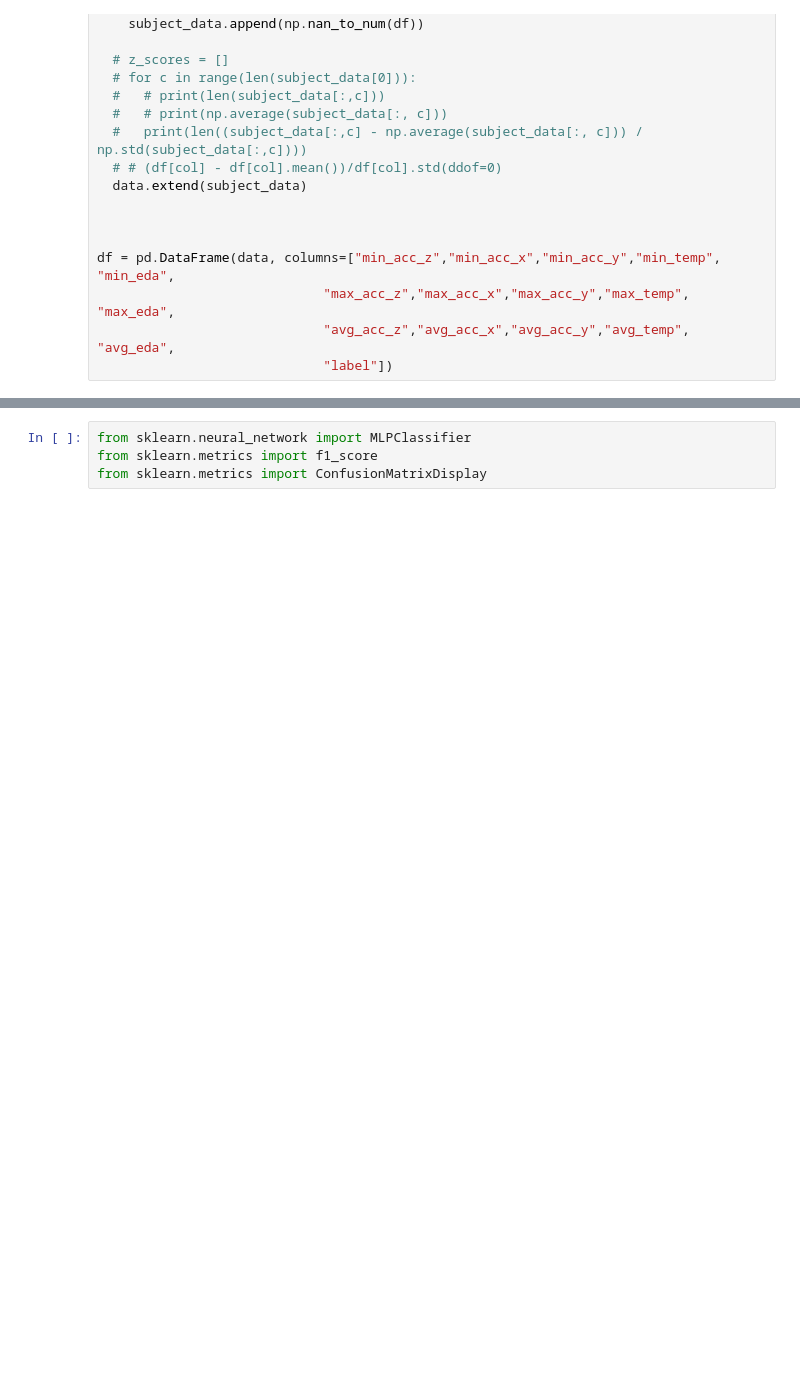
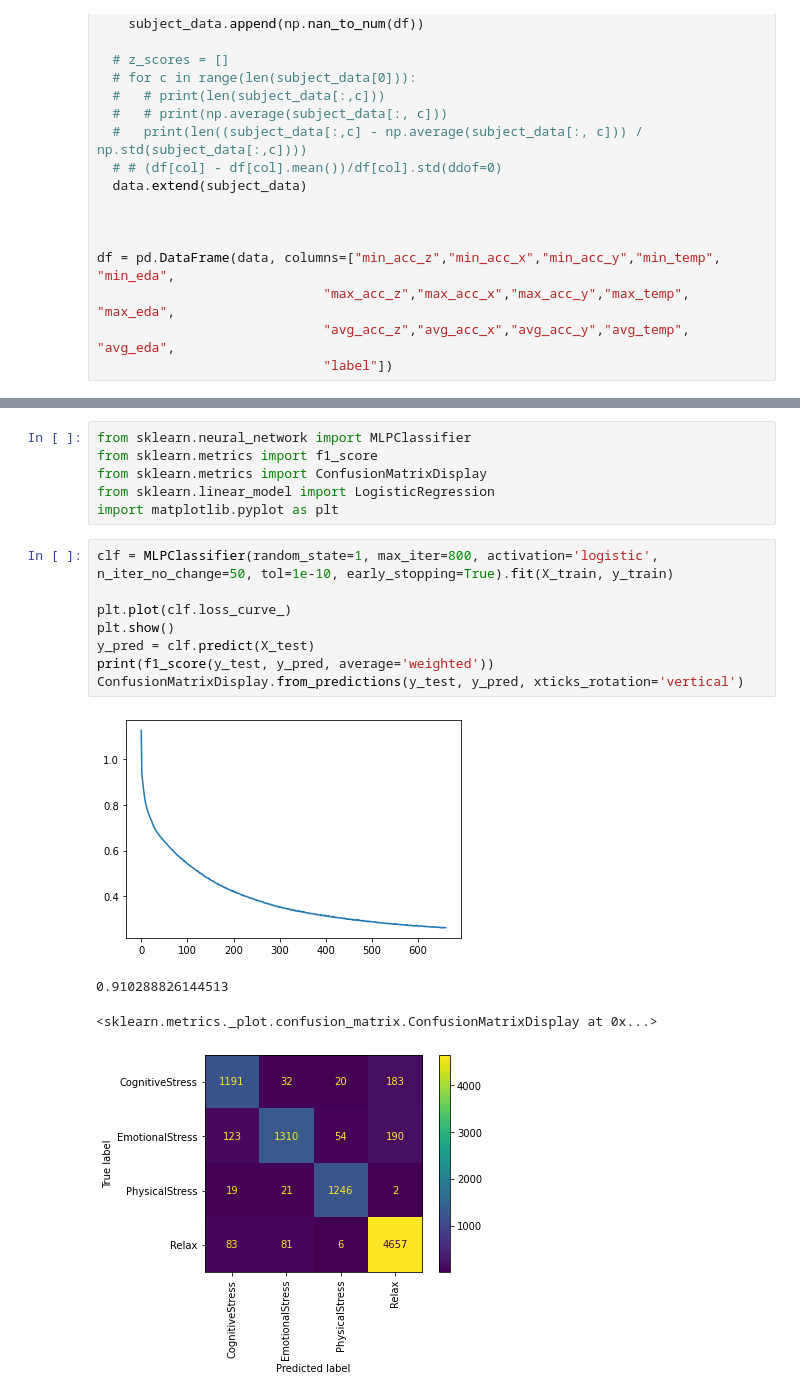
Before and after one commit to shubh-ag/PHI, a Jupyter notebook: PHI_separate_stress_types.ipynb, the cells around one changed output, grey strips where cells are left out. Cells and saved outputs as stored; diff of their text form; blank space fills up the shorter version.

```diff
--- a/PHI_separate_stress_types.ipynb
+++ b/PHI_separate_stress_types.ipynb
@@ -133,4 +76,19 @@ Name: label, dtype: int64
 from sklearn.neural_network import MLPClassifier
 from sklearn.metrics import f1_score
 from sklearn.metrics import ConfusionMatrixDisplay
+from sklearn.linear_model import LogisticRegression
+import matplotlib.pyplot as plt
+# %%
+clf = MLPClassifier(random_state=1, max_iter=800, activation='logistic', n_iter_no_change=50, tol=1e-10, early_stopping=True).fit(X_train, y_train)
+
+plt.plot(clf.loss_curve_)
+plt.show()
+y_pred = clf.predict(X_test)
+print(f1_score(y_test, y_pred, average='weighted'))
+ConfusionMatrixDisplay.from_predictions(y_test, y_pred, xticks_rotation='vertical')
+# %% [output]
+[figure, added]
+0.910288826144513
+<sklearn.metrics._plot.confusion_matrix.ConfusionMatrixDisplay at 0x...>
+[figure, added]
 # %%
```
Also changed, not shown: parts of 7 cells of this notebook.
